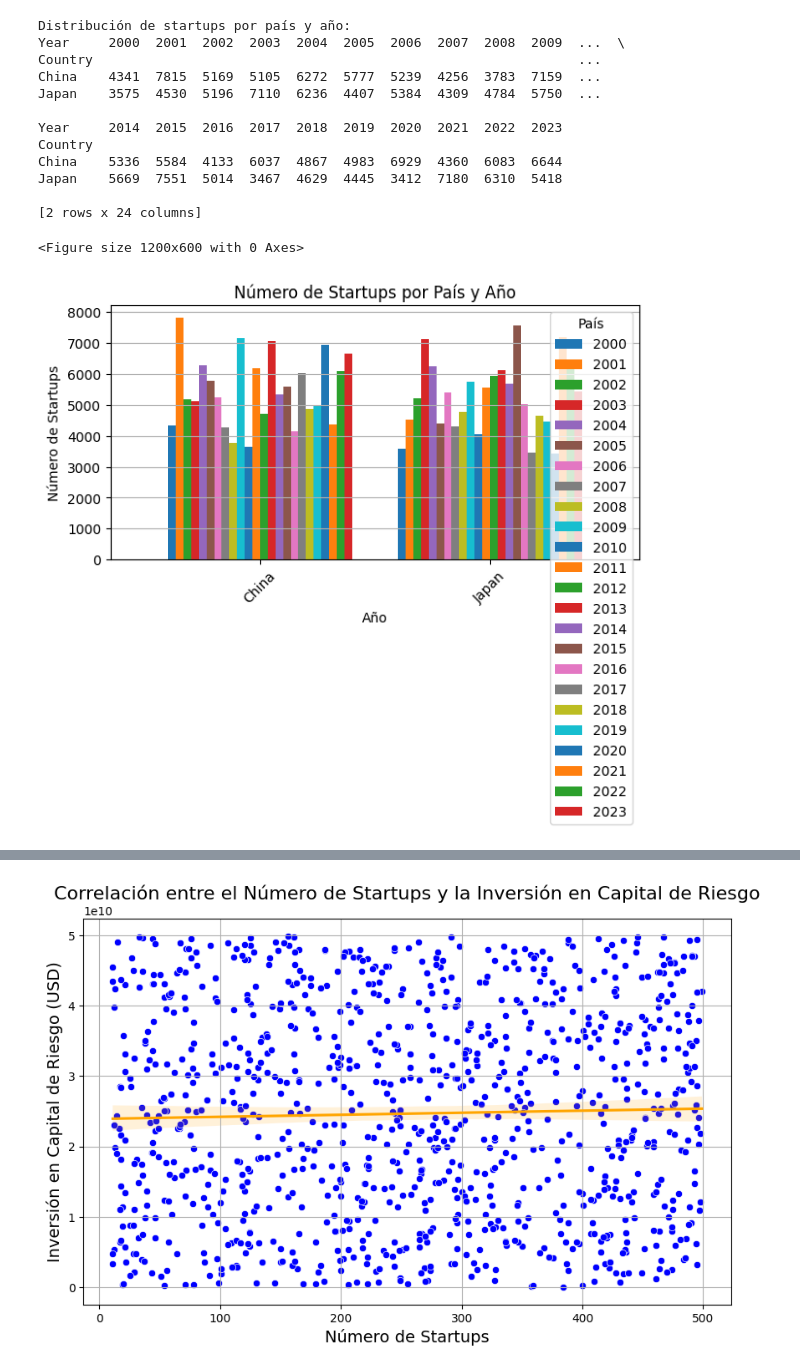
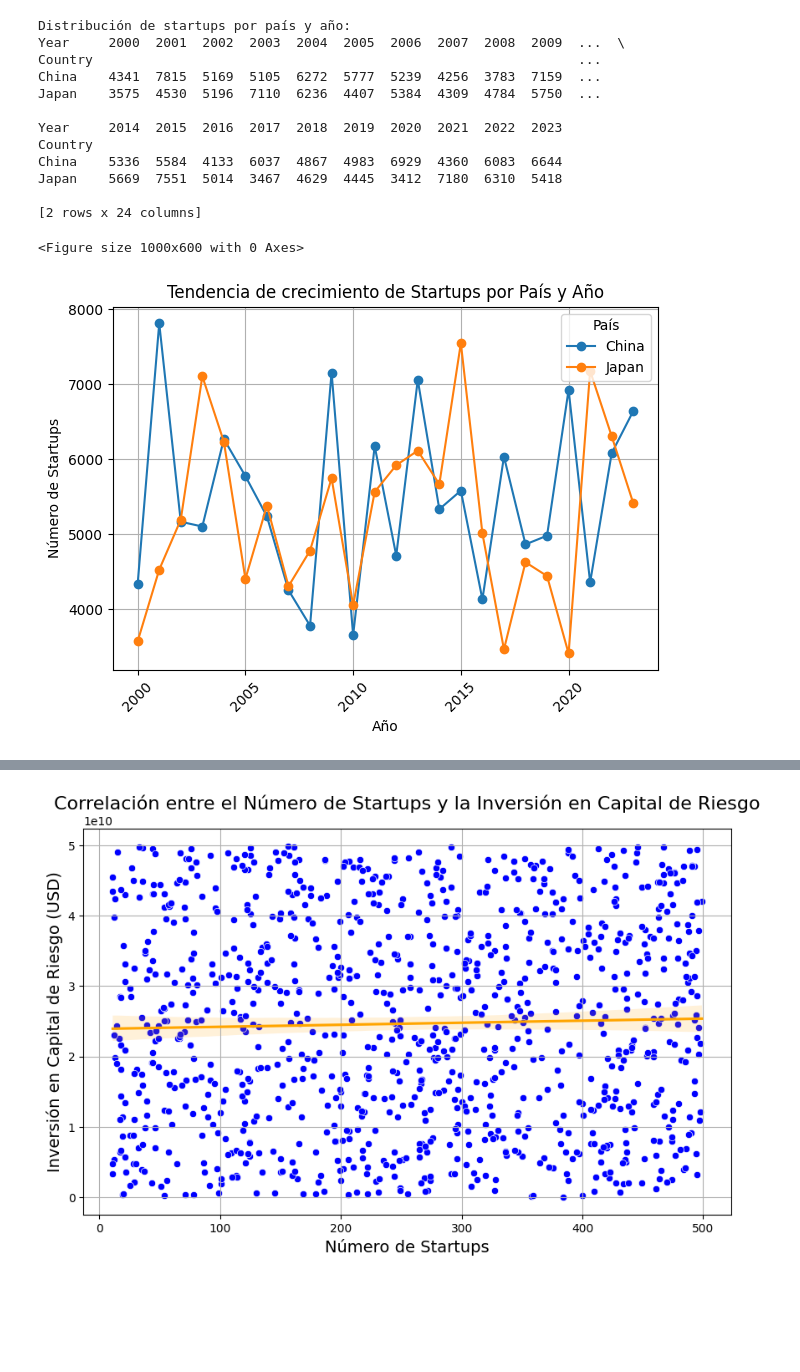
Before and after one commit to papuinoook94/JvsCH, a Jupyter notebook: JvsCH.ipynb, the cells around one changed output, grey strips where cells are left out. Cells and saved outputs as stored; diff of their text form; code cells hidden in the pictures; blank space fills up the shorter version.

```diff
--- a/JvsCH.ipynb
+++ b/JvsCH.ipynb
@@ -316,23 +389,21 @@ Japan    5669  7551  5014  3467  4629  4445  3412  7180  6310  5418
 # %%
 startups_by_country_year = data.groupby(['Country', 'Year'])['Number of Startups'].sum().unstack()
 
-# Crear un gráfico de barras
-plt.figure(figsize=(12, 6))
-
-# Crear las barras para cada país
-startups_by_country_year.plot(kind='bar', width=0.8)
+# Crear un gráfico de líneas para visualizar la tendencia de startups por país y año
+plt.figure(figsize=(10, 6))
+startups_by_country_year.T.plot(kind='line', marker='o')
 
 # Personalizar el gráfico
-plt.title('Número de Startups por País y Año')
+plt.title('Tendencia de crecimiento de Startups por País y Año')
 plt.xlabel('Año')
 plt.ylabel('Número de Startups')
 plt.xticks(rotation=45)
+plt.grid(True)
 plt.legend(title='País')
-plt.grid(axis='y')
 
 # Mostrar el gráfico
 plt.tight_layout()
 plt.show()
 # %% [output]
-<Figure size 1200x600 with 0 Axes>
+<Figure size 1000x600 with 0 Axes>
-[figure, old version]
+[figure, new version]
```
Also changed, not shown: parts of 20 cells of this notebook, 5 other files.
